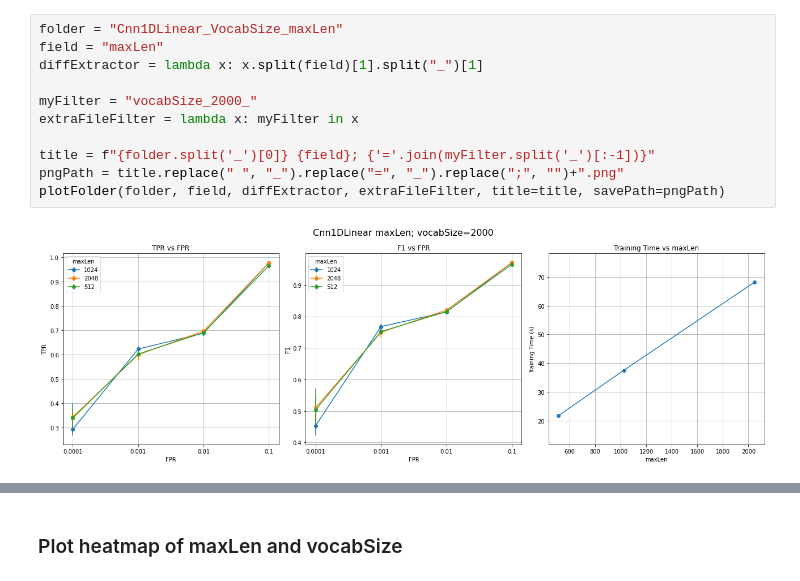
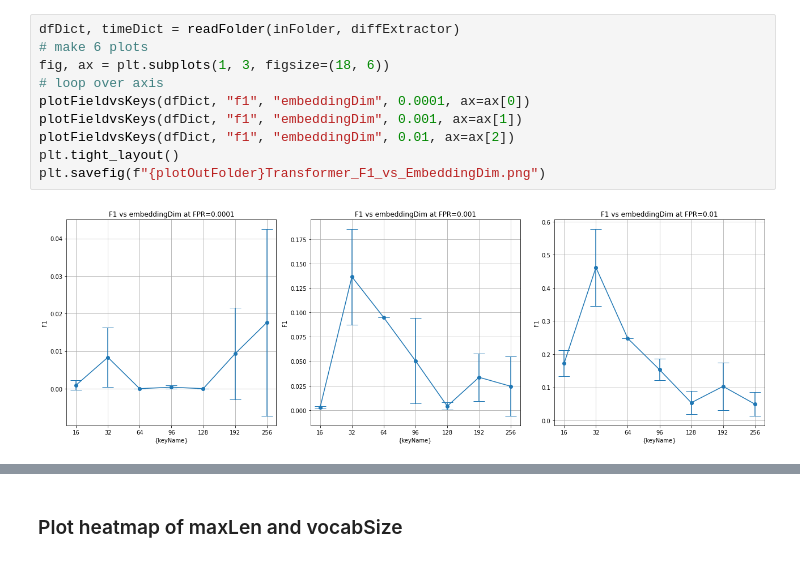
Before and after one commit to dtrizna/nebula, a Jupyter notebook: evaluation/crossValidation/analyzeStats.ipynb, the cells around one changed output, grey strips where cells are left out. Saved outputs shown, nothing was run; the diff lists cells and outputs as text.

```diff
--- a/evaluation/crossValidation/analyzeStats.ipynb
+++ b/evaluation/crossValidation/analyzeStats.ipynb
@@ -142,13 +171,12 @@ plotFolder(folder, field, diffExtractor, extraFileFilter, title=title, savePath=
-# %%
-folder = "Cnn1DLinear_VocabSize_maxLen"
-field = "maxLen"
-diffExtractor = lambda x: x.split(field)[1].split("_")[1]
-
-myFilter = "vocabSize_2000_"
-extraFileFilter = lambda x: myFilter in x
-
-title = f"{folder.split('_')[0]} {field}; {'='.join(myFilter.split('_')[:-1])}"
-pngPath = title.replace(" ", "_").replace("=", "_").replace(";", "")+".png"
-plotFolder(folder, field, diffExtractor, extraFileFilter, title=title, savePath=pngPath)
-# %% [output]
-[figure, removed]
+# %%
+dfDict, timeDict = readFolder(inFolder, diffExtractor)
+# make 6 plots
+fig, ax = plt.subplots(1, 3, figsize=(18, 6))
+# loop over axis
+plotFieldvsKeys(dfDict, "f1", "embeddingDim", 0.0001, ax=ax[0])
+plotFieldvsKeys(dfDict, "f1", "embeddingDim", 0.001, ax=ax[1])
+plotFieldvsKeys(dfDict, "f1", "embeddingDim", 0.01, ax=ax[2])
+plt.tight_layout()
+plt.savefig(f"{plotOutFolder}Transformer_F1_vs_EmbeddingDim.png")
+# %% [output]
+[figure, added]
```
Also changed, not shown: parts of 8 cells of this notebook, 11 other files.
